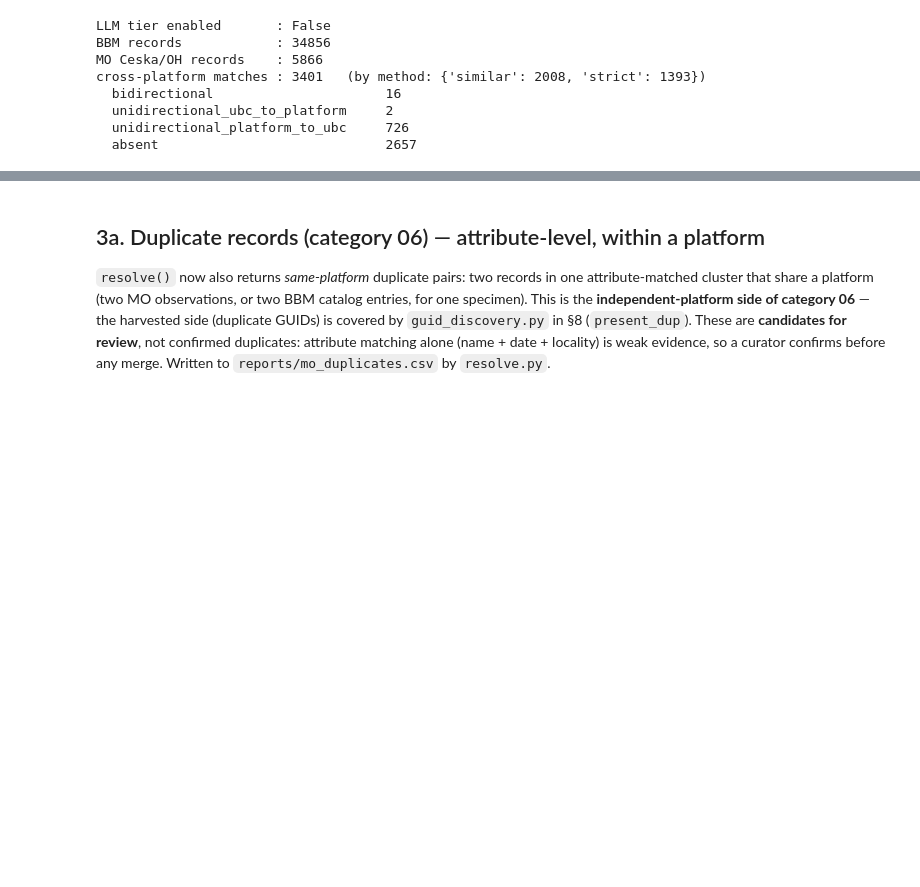
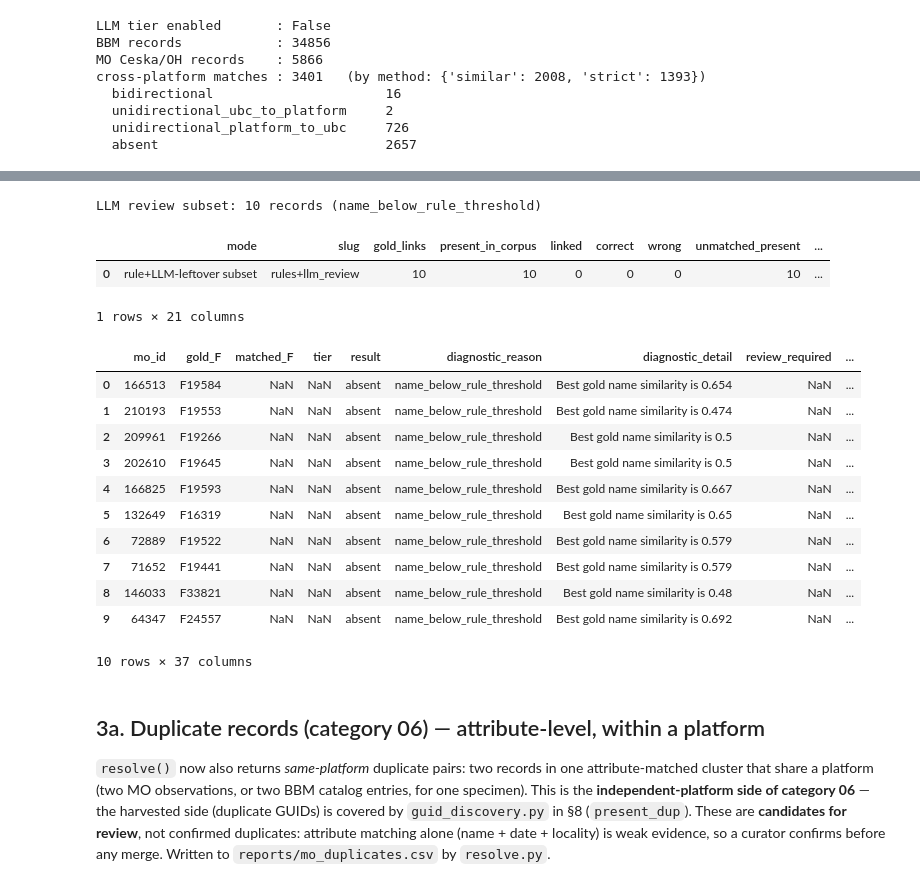
Before and after one commit to wendyf55/breakdowns_DES, a Jupyter notebook: reports/harmonization_findings.ipynb, the cells around one changed output, grey strips where cells are left out. Cells and saved outputs as stored; diff of their text form; code cells hidden in the pictures; blank space fills up the shorter version.

Commit message:
LLm runs on subset

```diff
--- a/reports/harmonization_findings.ipynb
+++ b/reports/harmonization_findings.ipynb
@@ -233,3 +232,55 @@ LLM candidate group size: 6
+# %%
+# Optional LLM review experiment. Leave off for normal Run All.
+# This samples DAP records the rule baseline missed; it does not run LLM over the full corpus.
+import importlib, os
+import pandas as pd
+import validate_dap as V; importlib.reload(V)
+
+RUN_LLM_EXPERIMENT = True
+LLM_REVIEW_LIMIT = 10
+LLM_REVIEW_REASON = "name_below_rule_threshold"
+
+if RUN_LLM_EXPERIMENT:
+    if not os.getenv("LLM_MODEL"):
+        raise RuntimeError("RUN_LLM_EXPERIMENT=True needs LLM_MODEL set in .env.")
+    rules_unmatched = V.REPORTS_DIR / "dap_validation_rules_unmatched_reasons.csv"
+    if not rules_unmatched.exists():
+        V.validate(use_llm=False, per_genus=150, bbm_path=str(V.DATA_DIR / "bbm_records.csv"))
+    pool = pd.read_csv(rules_unmatched)
+    pool = pool[pool["diagnostic_reason"] == LLM_REVIEW_REASON].head(LLM_REVIEW_LIMIT)
+    review_ids = pool["mo_id"].astype(str).tolist()
+    print(f"LLM review subset: {len(review_ids)} records ({LLM_REVIEW_REASON})")
+    if review_ids:
+        llm_summary = V.validate(
+            use_llm=True,
+            per_genus=40,
+            bbm_path=str(V.DATA_DIR / "bbm_records.csv"),
+            only_mo_ids=review_ids,
+            label="rules+llm_review",
+        )
+        display(pd.DataFrame([llm_summary]))
+        display(pd.read_csv(V.REPORTS_DIR / "dap_validation_rules+llm_review.csv"))
+    else:
+        print("No rows matched the requested LLM_REVIEW_REASON; no LLM calls made.")
+else:
+    print("LLM review experiment skipped. Set RUN_LLM_EXPERIMENT = True to run a capped DAP-unmatched subset.")
+# %% [output]
+LLM review subset: 10 records (name_below_rule_threshold)
+|  | mode | slug | gold_links | present_in_corpus | linked | correct | wrong | unmatched_present | ... |
+| 0 | rule+LLM-leftover subset | rules+llm_review | 10 | 10 | 0 | 0 | 0 | 10 | ... |
+1 rows × 21 columns
+|  | mo_id | gold_F | matched_F | tier | result | diagnostic_reason | diagnostic_detail | review_required | ... |
+| 0 | 166513 | F19584 | NaN | NaN | absent | name_below_rule_threshold | Best gold name similarity is 0.654 | NaN | ... |
+| 1 | 210193 | F19553 | NaN | NaN | absent | name_below_rule_threshold | Best gold name similarity is 0.474 | NaN | ... |
+| 2 | 209961 | F19266 | NaN | NaN | absent | name_below_rule_threshold | Best gold name similarity is 0.5 | NaN | ... |
+| 3 | 202610 | F19645 | NaN | NaN | absent | name_below_rule_threshold | Best gold name similarity is 0.5 | NaN | ... |
+| 4 | 166825 | F19593 | NaN | NaN | absent | name_below_rule_threshold | Best gold name similarity is 0.667 | NaN | ... |
+| 5 | 132649 | F16319 | NaN | NaN | absent | name_below_rule_threshold | Best gold name similarity is 0.65 | NaN | ... |
+| 6 | 72889 | F19522 | NaN | NaN | absent | name_below_rule_threshold | Best gold name similarity is 0.579 | NaN | ... |
+| 7 | 71652 | F19441 | NaN | NaN | absent | name_below_rule_threshold | Best gold name similarity is 0.579 | NaN | ... |
+| 8 | 146033 | F33821 | NaN | NaN | absent | name_below_rule_threshold | Best gold name similarity is 0.48 | NaN | ... |
+| 9 | 64347 | F24557 | NaN | NaN | absent | name_below_rule_threshold | Best gold name similarity is 0.692 | NaN | ... |
+10 rows × 37 columns
 # %% [markdown]
 ## 3a. Duplicate records (category 06) — attribute-level, within a platform
 
```
Also changed, not shown: parts of 8 cells of this notebook, 12 other files.
